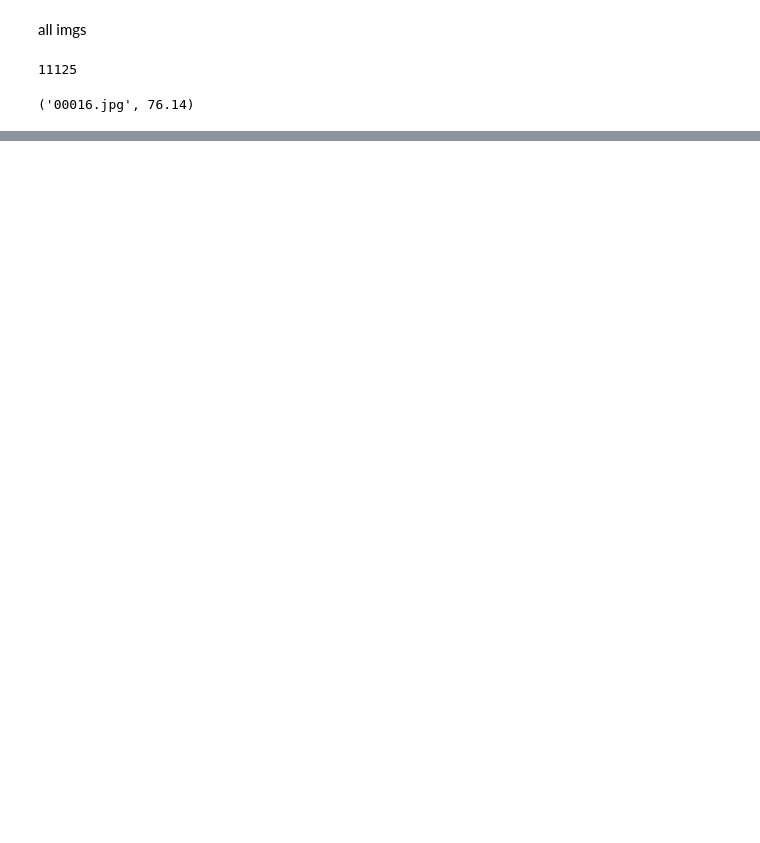
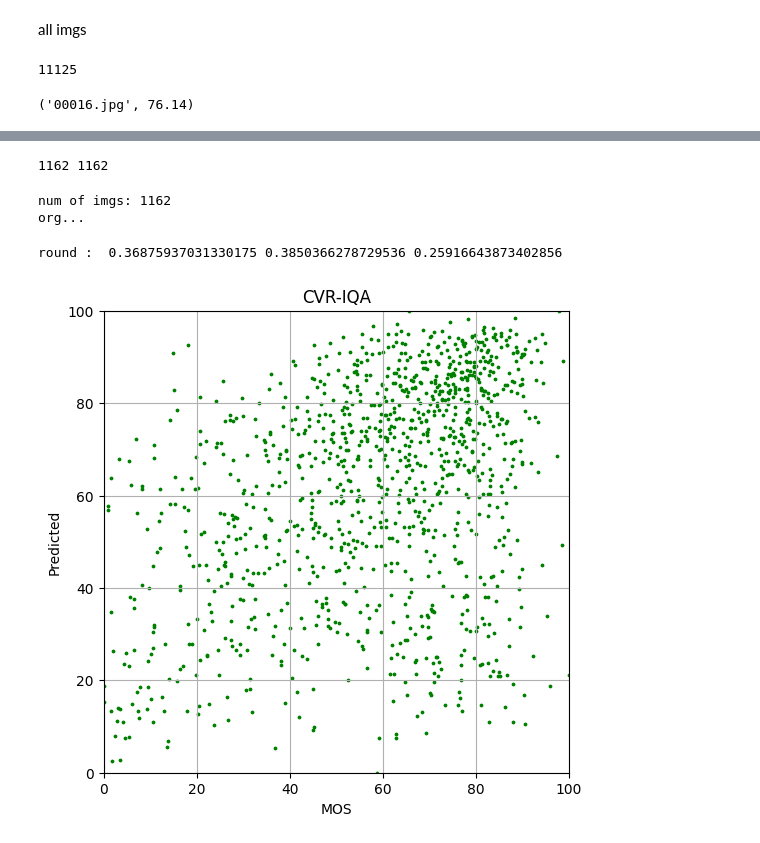
Before and after one commit to farhadhsn8/CVR-IQA, a Jupyter notebook: S16_test_spaq/S16.ipynb, the cells around one changed output, grey strips where cells are left out. Cells and saved outputs as stored; diff of their text form; code cells hidden in the pictures; blank space fills up the shorter version.

```diff
--- a/S16_test_spaq/S16.ipynb
+++ b/S16_test_spaq/S16.ipynb
@@ -145,0 +383,11 @@ round 3:  0.48025162682814626 0.4893495733133367 0.3544304092945183
+# %%
+import numpy as np
+
+def normalize_array(arr):
+    min_val = np.min(arr)
+    max_val = np.max(arr)
+    normalized = 100 * (arr - min_val) / (max_val - min_val)
+    return normalized
+# %%
+i =675
+names[i] , mos_2000[i]
@@ -145,0 +441,69 @@ round 3:  0.48025162682814626 0.4893495733133367 0.3544304092945183
+# %%
+import matplotlib.pyplot as plt
+
+def plot_scatter(data_x, data_y , tit = "CVR-IQA"):
+    plt.figure(figsize=(6, 6))
+    plt.scatter(data_x, data_y, color='green', marker='o', s =3)
+    plt.xlim(0, 100)
+    plt.ylim(0, 100)
+    plt.xlabel('MOS')
+    plt.ylabel('Predicted')
+    plt.title(tit)
+    plt.grid()
+    plt.show()
+
+# Example usage with dummy data
+# plot_scatter([10, 20, 30, 40, 50], [50, 40, 30, 20, 10])
+
+
+
+import scipy.io
+
+def read_mat_file(file_path):
+    # Load .mat file using scipy
+    data = scipy.io.loadmat(file_path)
+    return data
+
+# Example usage
+moses = read_mat_file('dataset\LIVEC\Data/AllMOS_release.mat')['AllMOS_release'][0][7:1169]
+names = read_mat_file('dataset\LIVEC\Data/AllImages_release.mat')['AllImages_release'][7:1169][:,0]
+print(len(names) , len(moses))
+# %% [output]
+1162 1162
+# %%
+import numpy as np
+
+def normalize_array(arr):
+    min_val = np.min(arr)
+    max_val = np.max(arr)
+    normalized = 100 * (arr - min_val) / (max_val - min_val)
+    return normalized
+# %%
+from tqdm import tqdm
+print("num of imgs:", len(names))
+print("org...")
+
+org_preds = []
+for im in tqdm(names):
+    try:
+        rr = obj_org.cvr_on_single_image("dataset\LIVEC/images/"+im[0] , get_random_HR_images())
+        org_preds.append(rr)
+    except:
+        print(">>>>> ",im)
+        org_preds.append(50)
+
+org_preds_normalized = normalize_array(np.array(org_preds))
+moses_normalized = normalize_array(np.array(moses))
+
+print("round : ",stats.spearmanr( org_preds_normalized , moses_normalized)[0] , pearsonr(org_preds_normalized, moses_normalized)[0] , kendalltau(org_preds_normalized, moses_normalized)[0])
+
+
+
+
+
+plot_scatter(moses_normalized, org_preds_normalized)
+# %% [output]
+num of imgs: 1162
+org...
+round :  0.36875937031330175 0.3850366278729536 0.25916643873402856
+[figure, added]
```
Also changed, not shown: parts of 44 cells of this notebook, 7 other files.
